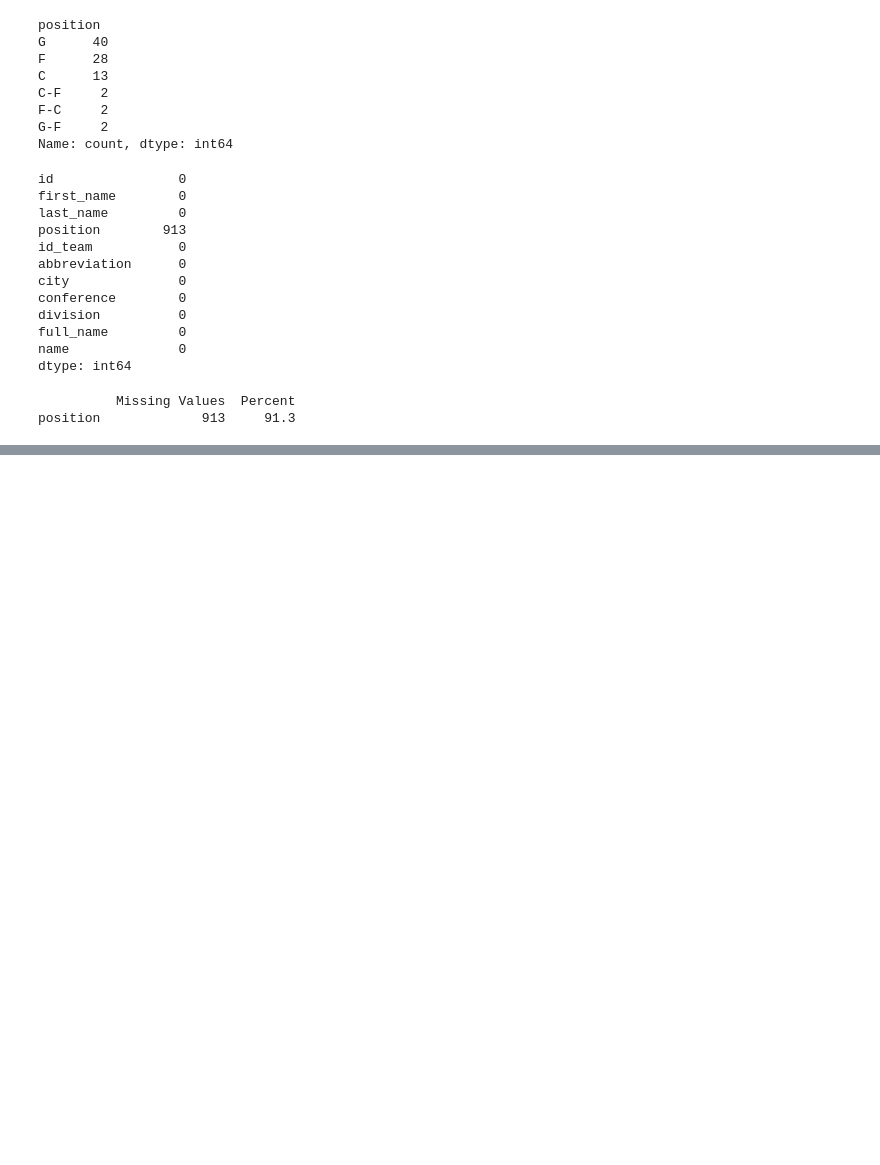
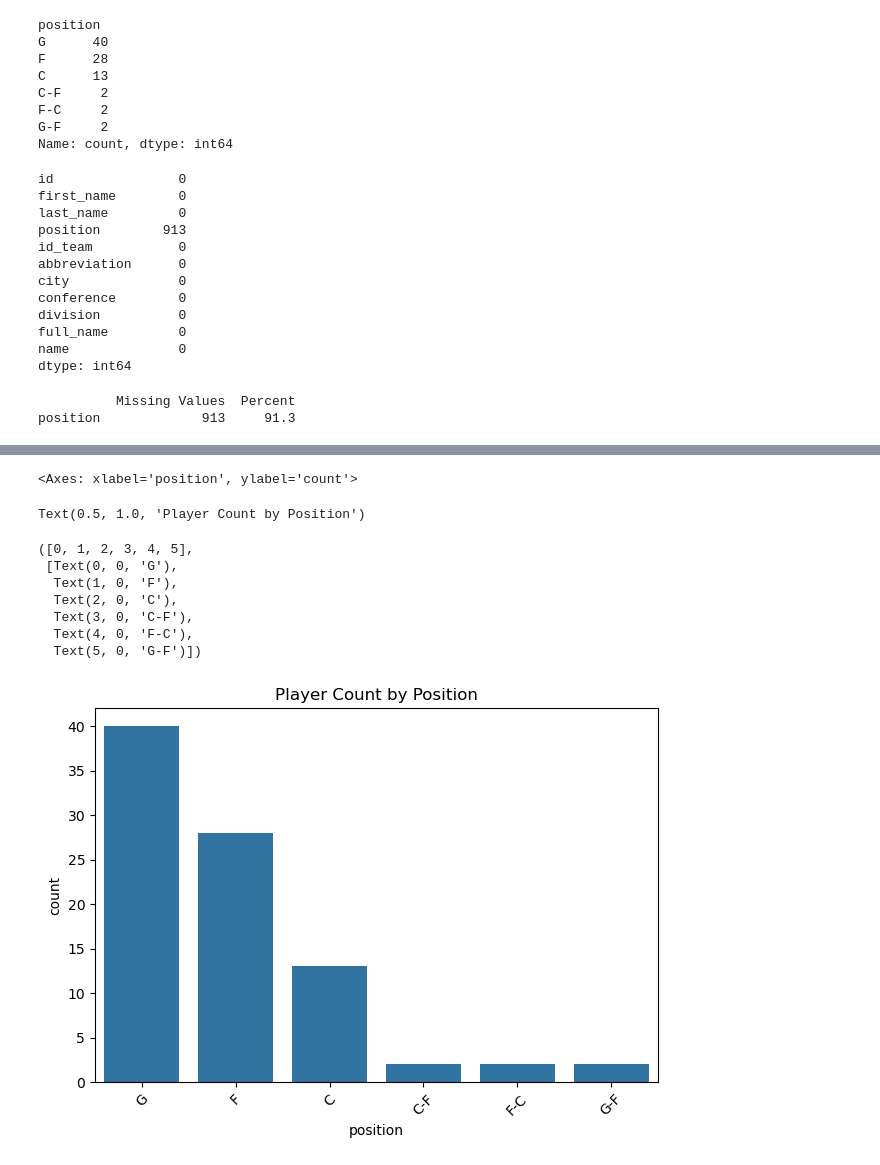
Before and after one commit to KeneanDita/Exploratory-Data-Analysis-EDA-, a Jupyter notebook: NBA Players.ipynb, the cells around one changed output, grey strips where cells are left out. Saved outputs shown, nothing was run; the diff lists cells and outputs as text; code cells hidden in the pictures; blank space fills up the shorter version.

Commit message:
Simple Visualization

```diff
--- a/NBA Players.ipynb
+++ b/NBA Players.ipynb
@@ -72,0 +95,18 @@ position             913     91.3
+# %%
+sns.countplot(data=data, x='position', order=data['position'].value_counts().index)
+plt.title("Player Count by Position")
+plt.xticks(rotation=45)
+plt.tight_layout()
+plt.savefig('player count by position', dpi = 300)
+plt.show()
+# %% [output]
+<Axes: xlabel='position', ylabel='count'>
+Text(0.5, 1.0, 'Player Count by Position')
+([0, 1, 2, 3, 4, 5],
+ [Text(0, 0, 'G'),
+  Text(1, 0, 'F'),
+  Text(2, 0, 'C'),
+  Text(3, 0, 'C-F'),
+  Text(4, 0, 'F-C'),
+  Text(5, 0, 'G-F')])
+[figure, added]
```
Also changed, not shown: parts of 2 cells of this notebook.
